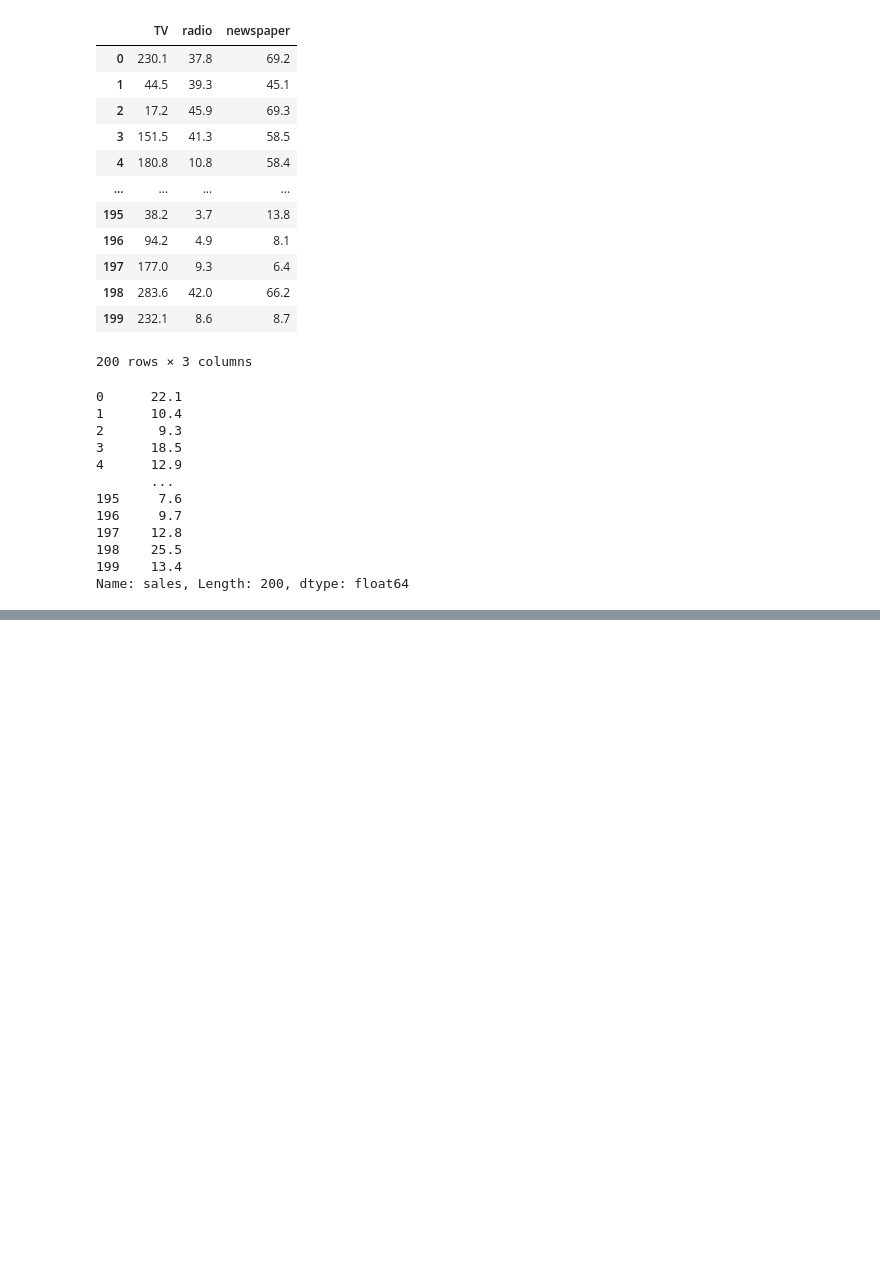
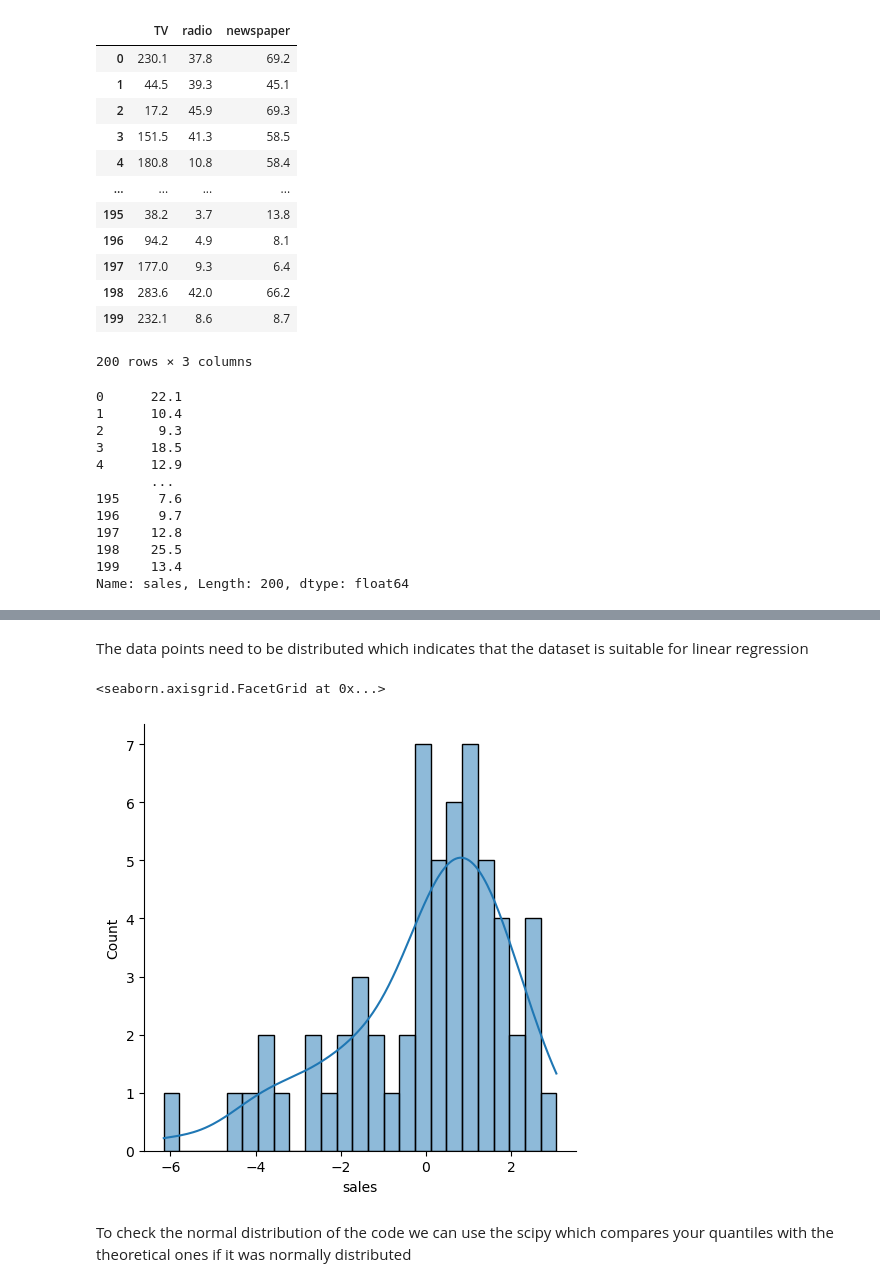
Before and after one commit to Aalamansari/Machine_learning, a Jupyter notebook: 06_Linear_regression/02_scikit_learn.ipynb, the cells around one changed output, grey strips where cells are left out. Saved outputs shown, nothing was run; the diff lists cells and outputs as text; code cells hidden in the pictures; blank space fills up the shorter version.

```diff
--- a/06_Linear_regression/02_scikit_learn.ipynb
+++ b/06_Linear_regression/02_scikit_learn.ipynb
@@ -104,0 +237,9 @@ train_test_split(*arrays, test_size=None, train_size=None, random_state=None, sh
+# %% [markdown]
+The data points need to be distributed which indicates that the dataset is suitable for linear regression
+# %%
+sns.displot(test_residuals,bins=25,kde=True)
+# %% [output]
+<seaborn.axisgrid.FacetGrid at 0x...>
+[figure, added]
+# %% [markdown]
+To check the normal distribution of the code we can use the scipy which compares your quantiles with the theoretical ones if it was normally distributed
```
Also changed, not shown: parts of 39 cells of this notebook, 1 other file.
